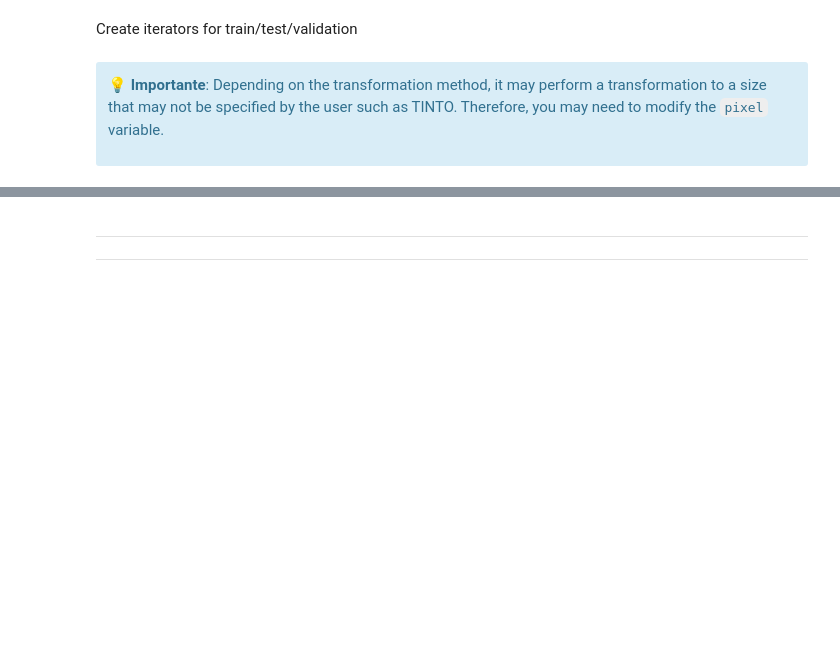
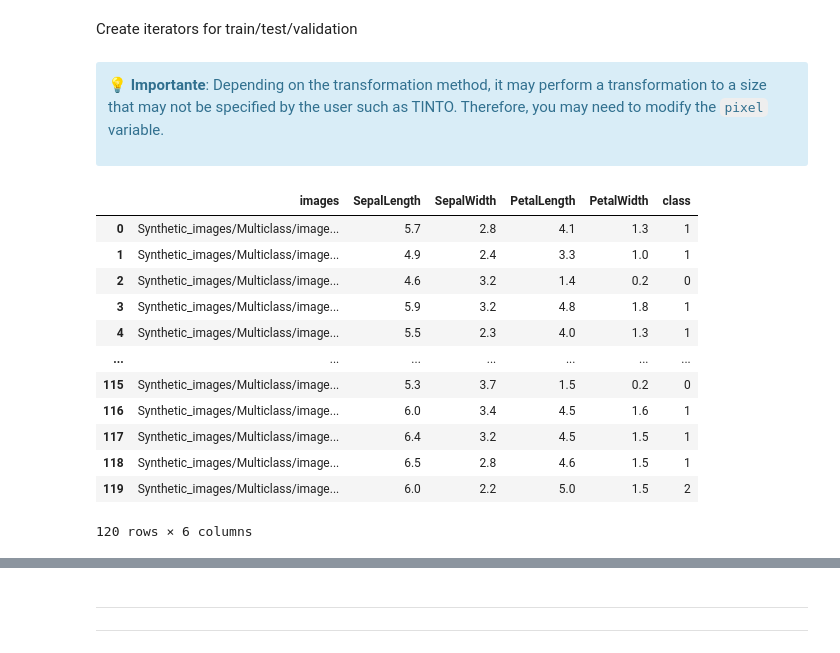
Before and after one commit to oeg-upm/TINTOlib-Crash_Course, a Jupyter notebook: Notebooks/Tensorflow/1. Classification_CNN.ipynb, the cells around one changed output, grey strips where cells are left out. Drawn from its saved outputs; the diff is of its cells as text; code cells hidden in the pictures; blank space fills up the shorter version.

```diff
--- a/Notebooks/Tensorflow/1. Classification_CNN.ipynb
+++ b/Notebooks/Tensorflow/1. Classification_CNN.ipynb
@@ -445,0 +338,10 @@ Name: count, dtype: int64
+# %%
+from sklearn.preprocessing import LabelEncoder
+# Initialize the LabelEncoder
+label_encoder = LabelEncoder()
+
+# Fit and transform the last column with LabelEncoder
+df.iloc[:, -1] = label_encoder.fit_transform(df.iloc[:, -1])
+
+# Display the updated last column
+print(df.iloc[:, -1])
@@ -445,0 +416,10 @@ Name: count, dtype: int64
+# %%
+import cv2
+from sklearn.preprocessing import MinMaxScaler
+
+X_train, X_val = train_test_split(df, test_size=0.20, random_state=SEED)
+X_val, X_test = train_test_split(X_val, test_size=0.50, random_state=SEED)
+
+X_train = X_train.reset_index(drop=True)
+X_val = X_val.reset_index(drop=True)
+X_test = X_test.reset_index(drop=True)
@@ -554,6 +648,22 @@ Create iterators for train/test/validation
 pixel=14
 # %%
 #df_train
+# %%
+df_train
+# %% [output]
+|  | images | SepalLength | SepalWidth | PetalLength | PetalWidth | class |
+| 0 | Synthetic_images/Multiclass/image... | 5.7 | 2.8 | 4.1 | 1.3 | 1 |
+| 1 | Synthetic_images/Multiclass/image... | 4.9 | 2.4 | 3.3 | 1.0 | 1 |
+| 2 | Synthetic_images/Multiclass/image... | 4.6 | 3.2 | 1.4 | 0.2 | 0 |
+| 3 | Synthetic_images/Multiclass/image... | 5.9 | 3.2 | 4.8 | 1.8 | 1 |
+| 4 | Synthetic_images/Multiclass/image... | 5.5 | 2.3 | 4.0 | 1.3 | 1 |
+| ... | ... | ... | ... | ... | ... | ... |
+| 115 | Synthetic_images/Multiclass/image... | 5.3 | 3.7 | 1.5 | 0.2 | 0 |
+| 116 | Synthetic_images/Multiclass/image... | 6.0 | 3.4 | 4.5 | 1.6 | 1 |
+| 117 | Synthetic_images/Multiclass/image... | 6.4 | 3.2 | 4.5 | 1.5 | 1 |
+| 118 | Synthetic_images/Multiclass/image... | 6.5 | 2.8 | 4.6 | 1.5 | 1 |
+| 119 | Synthetic_images/Multiclass/image... | 6.0 | 2.2 | 5.0 | 1.5 | 2 |
+120 rows × 6 columns
 # %%
 train_iter = train_datagen.flow_from_dataframe(
     df_train,
```
Also changed, not shown: parts of 59 cells of this notebook, 8 other files.
